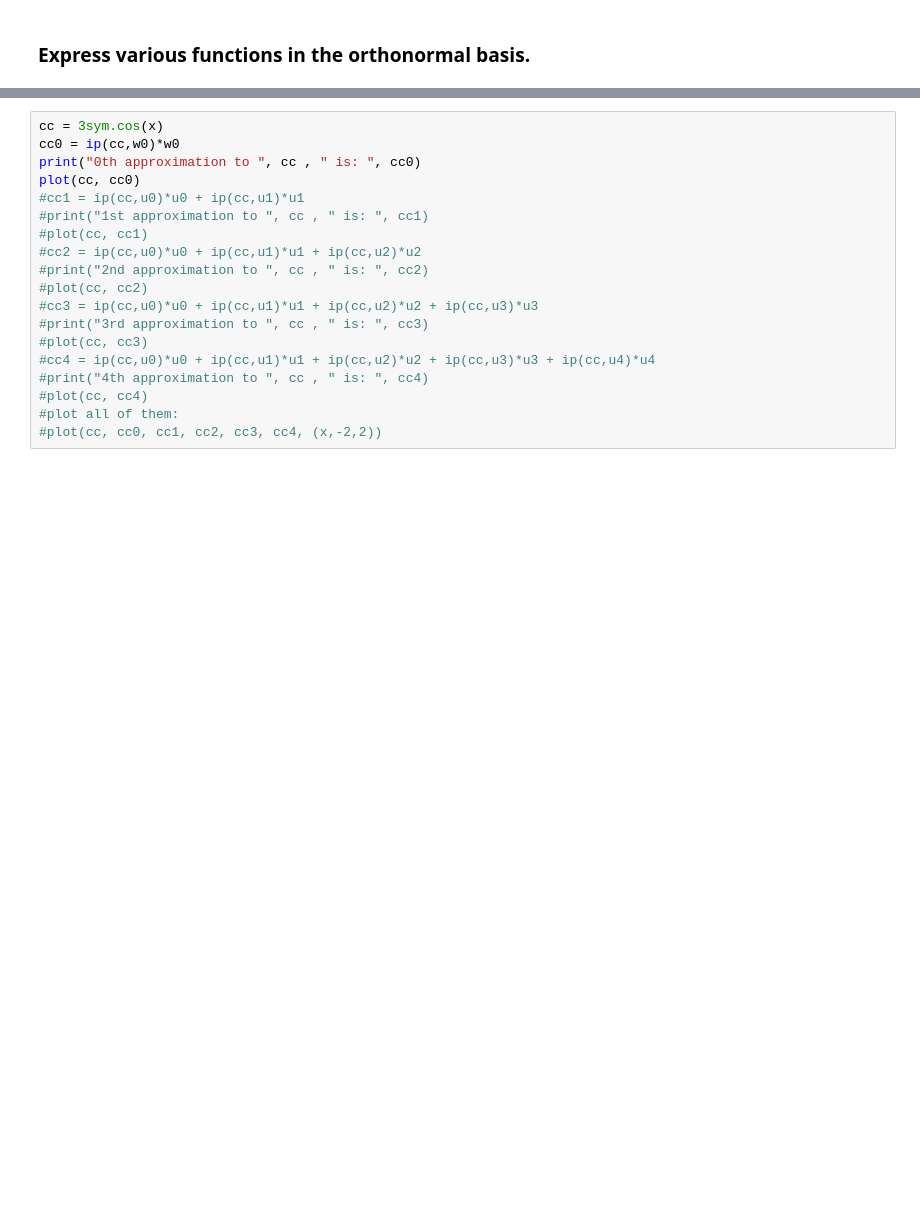
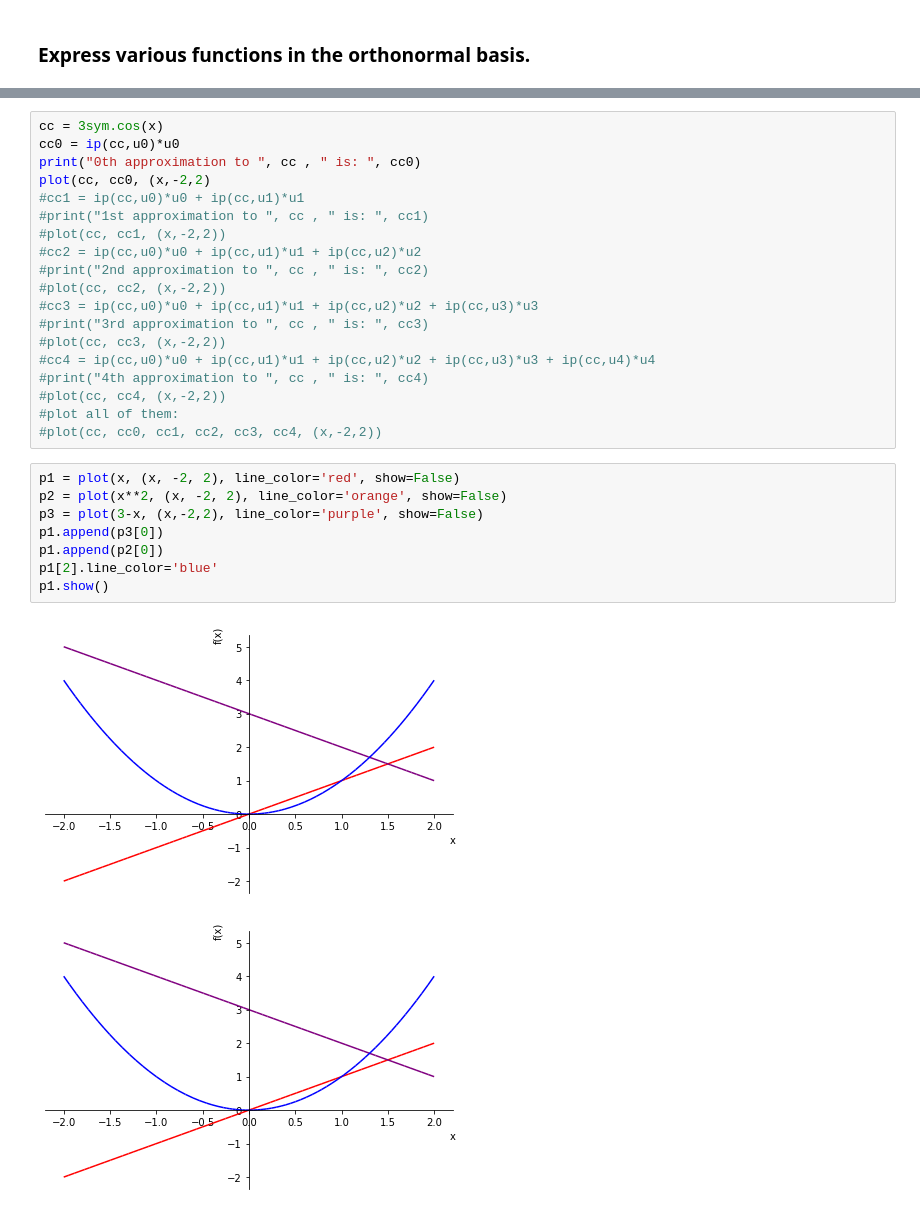
Before and after one commit to awangberg/Math311_Linear_algebra_code_projects, a Jupyter notebook: Gram_Schmidt_Process_with_Poynomial_Function_Spaces.ipynb, the cells around one changed output, grey strips where cells are left out. Drawn from its saved outputs; the diff is of its cells as text; blank space fills up the shorter version.

```diff
--- a/Gram_Schmidt_Process_with_Poynomial_Function_Spaces.ipynb
+++ b/Gram_Schmidt_Process_with_Poynomial_Function_Spaces.ipynb
@@ -243,20 +262,31 @@ plot(qq, qq0)
 #plot(qq, qq0, qq1, qq2, qq3, qq4, (x,-2,2))
 # %%
 cc = 3sym.cos(x)
-cc0 = ip(cc,w0)*w0
+cc0 = ip(cc,u0)*u0
 print("0th approximation to ", cc , " is: ", cc0)
-plot(cc, cc0)
+plot(cc, cc0, (x,-2,2)
 #cc1 = ip(cc,u0)*u0 + ip(cc,u1)*u1
 #print("1st approximation to ", cc , " is: ", cc1)
-#plot(cc, cc1)
+#plot(cc, cc1, (x,-2,2))
 #cc2 = ip(cc,u0)*u0 + ip(cc,u1)*u1 + ip(cc,u2)*u2
 #print("2nd approximation to ", cc , " is: ", cc2)
-#plot(cc, cc2)
+#plot(cc, cc2, (x,-2,2))
 #cc3 = ip(cc,u0)*u0 + ip(cc,u1)*u1 + ip(cc,u2)*u2 + ip(cc,u3)*u3
 #print("3rd approximation to ", cc , " is: ", cc3)
-#plot(cc, cc3)
+#plot(cc, cc3, (x,-2,2))
 #cc4 = ip(cc,u0)*u0 + ip(cc,u1)*u1 + ip(cc,u2)*u2 + ip(cc,u3)*u3 + ip(cc,u4)*u4
 #print("4th approximation to ", cc , " is: ", cc4)
-#plot(cc, cc4)
+#plot(cc, cc4, (x,-2,2))
 #plot all of them:
 #plot(cc, cc0, cc1, cc2, cc3, cc4, (x,-2,2))
+# %%
+p1 = plot(x, (x, -2, 2), line_color='red', show=False)
+p2 = plot(x**2, (x, -2, 2), line_color='orange', show=False)
+p3 = plot(3-x, (x,-2,2), line_color='purple', show=False)
+p1.append(p3[0])
+p1.append(p2[0])
+p1[2].line_color='blue'
+p1.show()
+# %% [output]
+[figure, added]
+[figure, added]
```
Also changed, not shown: parts of 5 cells of this notebook.
